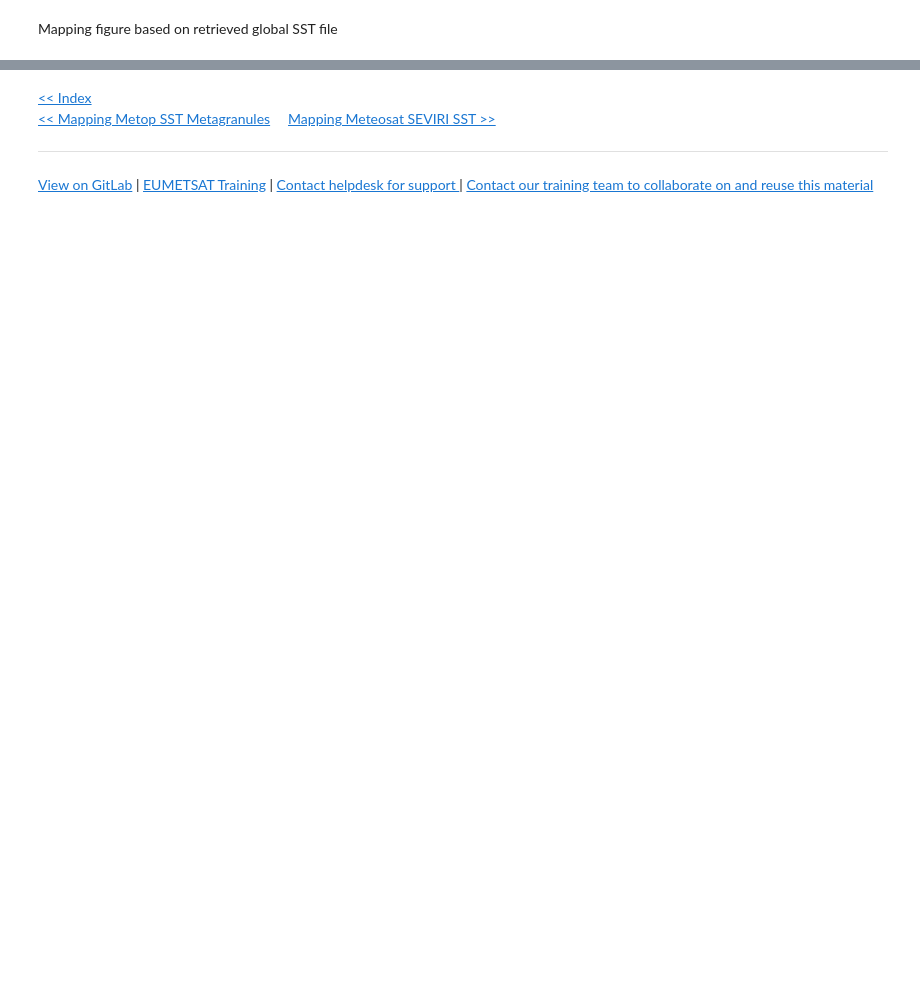
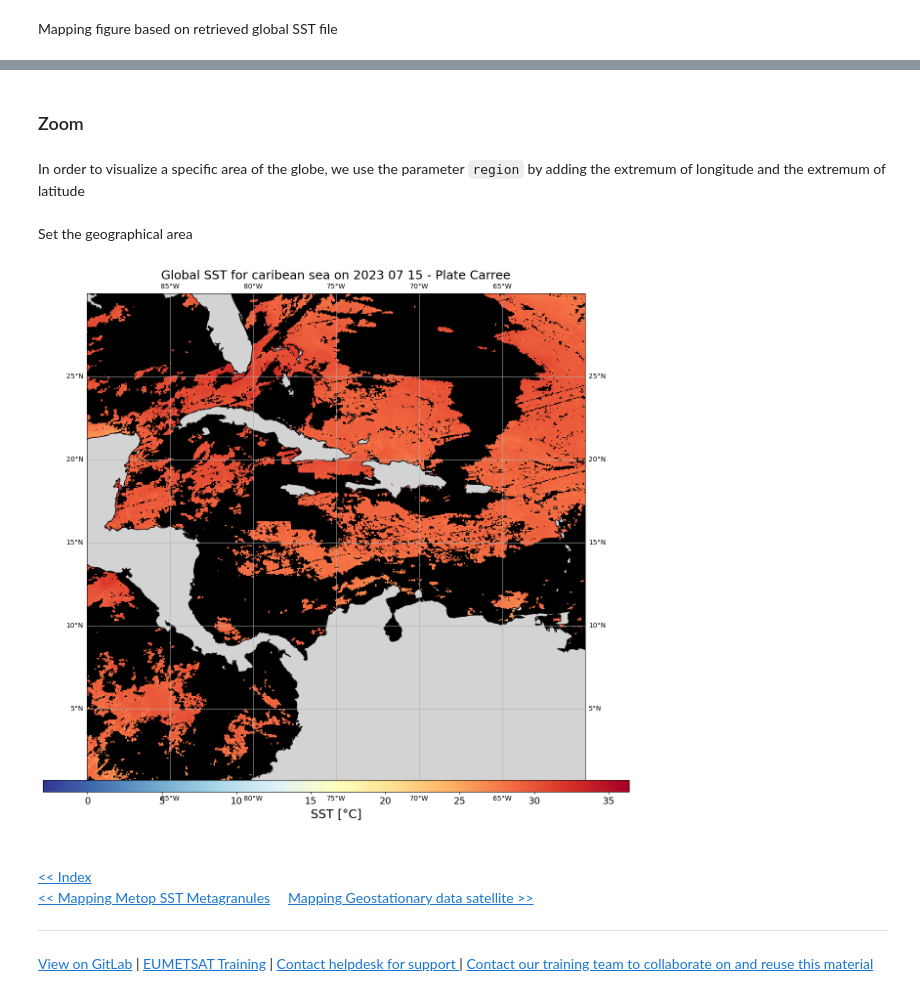
Before and after one commit to eumetsat/learn-osi-saf-sst, a Jupyter notebook: 1_OSI_SAF_sst_introductory/1_3b_OSI_SAF_SST_mapping_Global_Metop_SST.ipynb, the cells around one changed output, grey strips where cells are left out. Saved outputs shown, nothing was run; the diff lists cells and outputs as text; code cells hidden in the pictures; blank space fills up the shorter version.

```diff
--- a/1_OSI_SAF_sst_introductory/1_3b_OSI_SAF_SST_mapping_Global_Metop_SST.ipynb
+++ b/1_OSI_SAF_sst_introductory/1_3b_OSI_SAF_SST_mapping_Global_Metop_SST.ipynb
@@ -181,6 +253,38 @@ cb.ax.tick_params(labelsize=14)
+# %% [markdown]
+### Zoom
+# %% [markdown]
+In order to visualize a specific area of the globe, we use the parameter `region` by adding the extremum of longitude and the extremum of latitude
+# %% [markdown]
+Set the geographical area
+# %%
+# setting geographical area (preset is an example you need to adapt to your data)
+lon_min = -90
+lon_max = -60
+lat_min = 0
+lat_max = 30
+# %%
+fig = plt.figure(figsize=(16,12))
+
+# request output projection
+output_projection=ccrs.PlateCarree()
+
+# define title
+title = "Global SST for caribean sea on 2023 07 15 - Plate Carree"
+
+# Mapping sst
+im = mapping_sst(directory,
+                 output_projection,
+                 cmap,
+                 title=title,
+                 region=[lon_min,lon_max,lat_min,lat_max])
+
+add_colorbar(im, fig, orientation="horizontal", cmap=cmap)
+# %% [output]
+[figure, added]
 # %% [markdown]
+##
 <a href="../Index.ipynb" target="_blank"><< Index</a>
 <br>
-<a href="./1_3a_OSI_SAF_SST_mapping_Metop_Metagranules.ipynb" target="_blank"><< Mapping Metop SST Metagranules</a>&nbsp;&nbsp;&nbsp;&nbsp;&nbsp;<a href="./1_3c_OSI_SAF_SST_mapping_MSG_SST.ipynb" target="_blank">Mapping Meteosat SEVIRI SST >></a>
+<a href="./1_3a_OSI_SAF_SST_mapping_Metop_Metagranules.ipynb" target="_blank"><< Mapping Metop SST Metagranules</a>&nbsp;&nbsp;&nbsp;&nbsp;&nbsp;<a href="./1_3c_OSI_SAF_SST_mapping_Geo_SST.ipynb" target="_blank">Mapping Geostationary data satellite >></a>
 <hr>
 <a href="https://gitlab.eumetsat.int/eumetlab/ocean">View on GitLab</a> | <a href="https://training.eumetsat.int/">EUMETSAT Training</a> | <a href=mailto:ops@eumetsat.int>Contact helpdesk for support </a> | <a href=mailto:Copernicus.training@eumetsat.int>Contact our training team to collaborate on and reuse this material</a></span></p>
```
Also changed, not shown: parts of 20 cells of this notebook, 21 other files.
